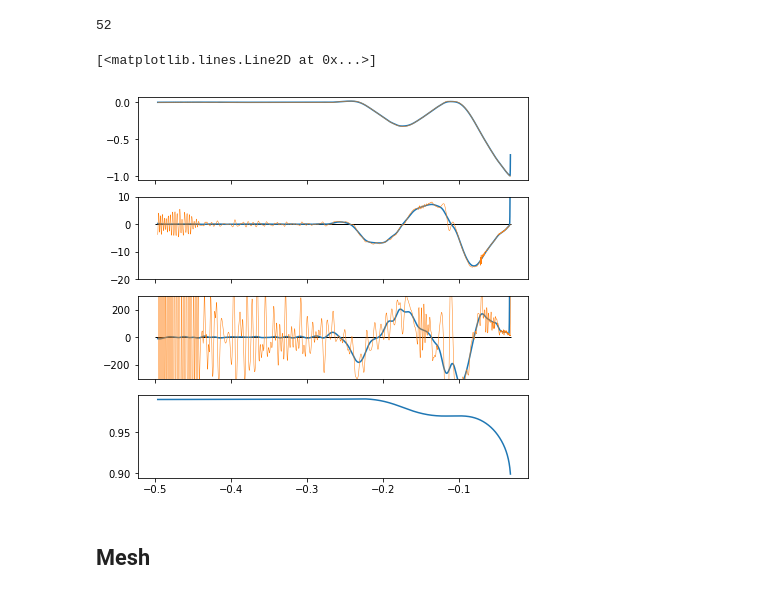
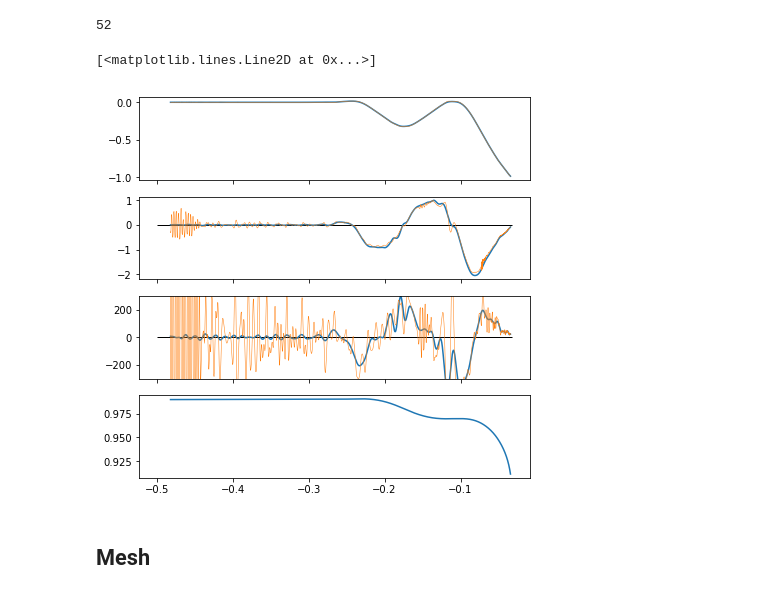
Before and after one commit to dansand/flat_slab, a Jupyter notebook: analysis/stress_curvature.ipynb, the cells around one changed output. Drawn from its saved outputs; the diff is of its cells as text; code cells hidden in the pictures.

```diff
--- a/analysis/stress_curvature.ipynb
+++ b/analysis/stress_curvature.ipynb
@@ -85,8 +85,8 @@ dxMean = 2/2900.
 y1, y2, y3 = spline_curves(ds_cum, sortedData[:,1],
                            s0=8,
                            s1=8,
-                           s2=12,
-                           s3=8,
+                           s2=6,
+                           s3=6,
                            dx=dxMean)
 # %%
 y1_, y2_, y3_ = spline_curves(ds_cum, sortedData[:,1],
@@ -98,28 +98,28 @@ y1_, y2_, y3_ = spline_curves(ds_cum, sortedData[:,1],
 # %%
 # Two subplots, unpack the axes array immediately
 f, (ax1, ax2, ax3, ax4) = plt.subplots(4, 1, sharex=True, figsize=(7, 7))
-blok = 10
+blok = 60
 
 
 ax1.plot(sortedData[:,0][blok:-blok], y1[blok:-blok])
 ax1.plot(sortedData[:,0][blok:-blok], y1_[blok:-blok], lw=0.5)
 
-ax2.plot(sortedData[:,0][blok:-blok], y2[blok:-blok])
-ax2.plot(sortedData[:,0][blok:-blok], y2_[blok:-blok], lw=0.5)
+ax2.plot(sortedData[:,0][blok:-blok], y2[blok:-blok]/y2[blok:-blok].max())
+ax2.plot(sortedData[:,0][blok:-blok], y2_[blok:-blok]/y2_[blok:-blok].max(), lw=0.5)
 ax2.hlines(0., sortedData[:,0].min(), sortedData[:,0].max(), lw=1)
-ax2.set_ylim(-20, 10)
+#ax2.set_ylim(-20, 10)
 
 
 ax3.plot(sortedData[:,0][blok:-blok], y3[blok:-blok])
 ax3.plot(sortedData[:,0][blok:-blok], y3_[blok:-blok], lw=0.5)
 ax3.hlines(0., sortedData[:,0].min(), sortedData[:,0].max(), lw=1)
 ax3.set_ylim(-300, 300)
 
 
 ax4.plot(sortedData[:,0][blok:-blok], sortedData[:,1][blok:-blok])
 # %% [output]
 [<matplotlib.lines.Line2D at 0x...>]
-[figure, old version]
+[figure, new version]
 # %% [markdown]
 ## Mesh
 # %%
```
Also changed, not shown: parts of 15 cells of this notebook, 2 other files.
